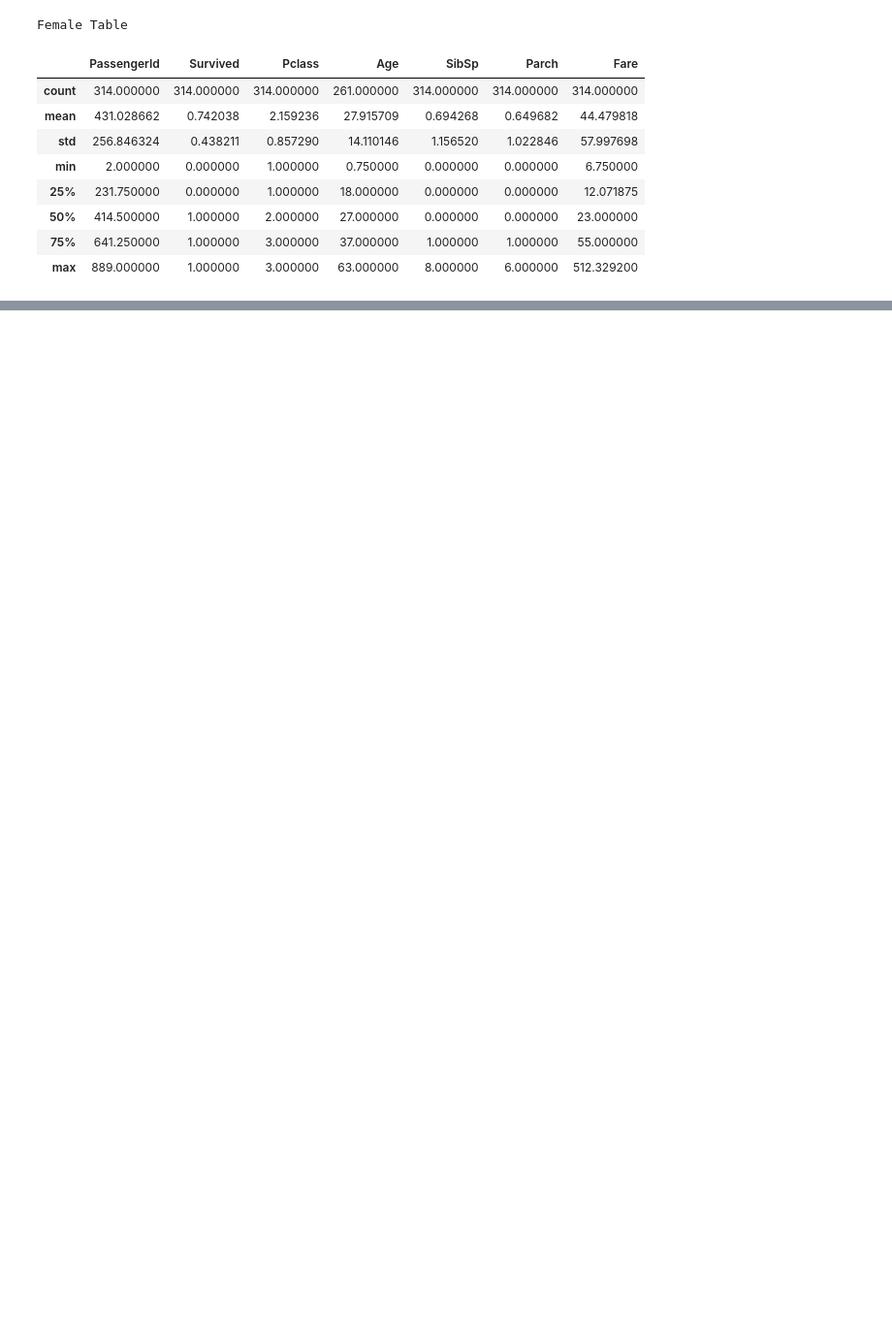
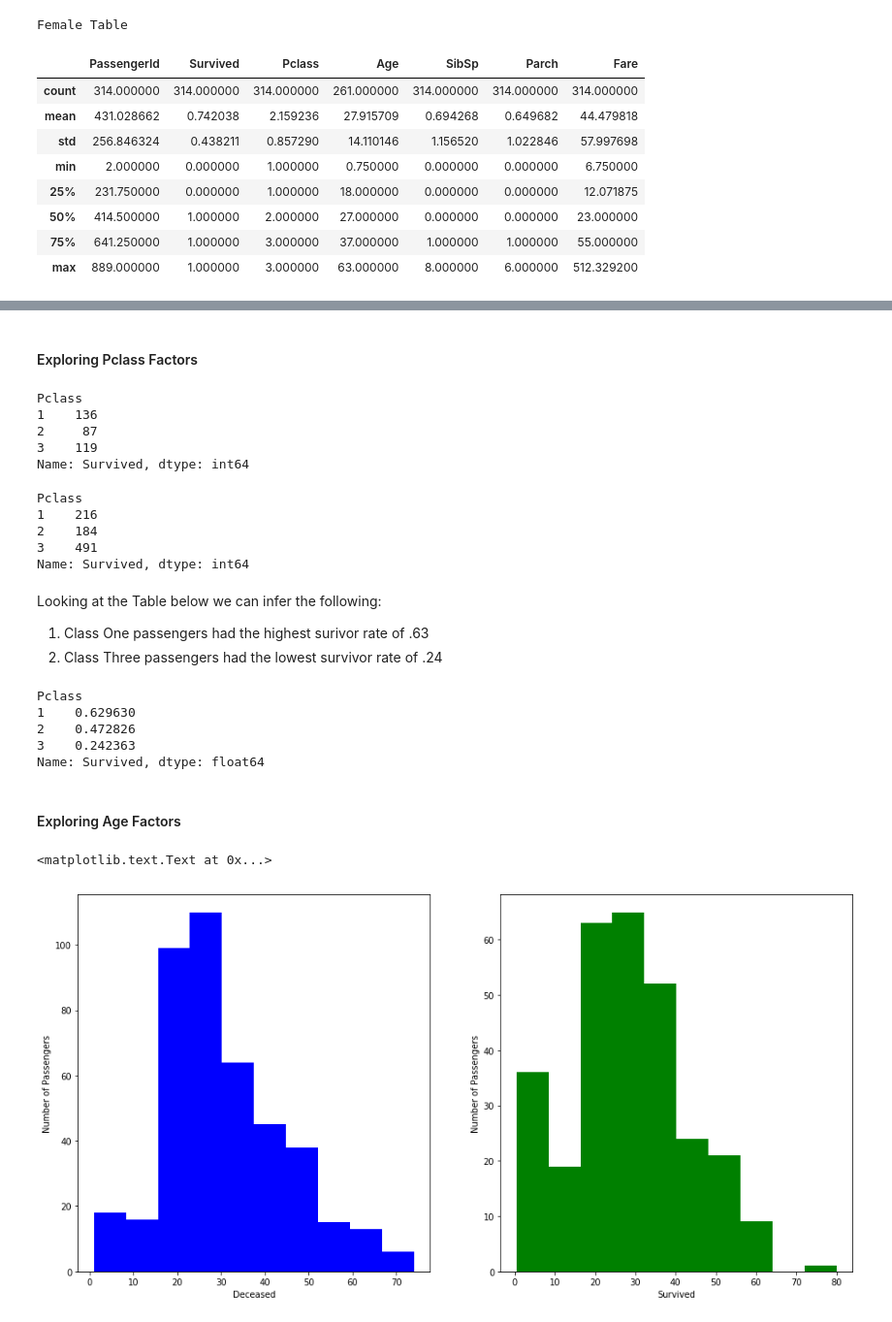
Before and after one commit to AdkinsWx/Udacity_Titanic, a Jupyter notebook: Titanic_Analysis.ipynb, the cells around one changed output, grey strips where cells are left out. Shown at 97% size. Cells and saved outputs as stored; diff of their text form; code cells hidden in the pictures; blank space fills up the shorter version.

```diff
--- a/Titanic_Analysis.ipynb
+++ b/Titanic_Analysis.ipynb
@@ -219,0 +262,56 @@ axs[1].set_ylabel('Number of Female Passengers')
+# %% [markdown]
+#### Exploring Pclass Factors
+# %%
+# Below displays the number of survivors in each class
+pclass = survived_df.groupby('Pclass').count()
+display(pclass['Survived'])
+# %% [output]
+Pclass
+1    136
+2     87
+3    119
+Name: Survived, dtype: int64
+# %%
+# Below displays the total number of passengers
+pclass_total = sample_data.groupby('Pclass').count()
+display(pclass_total['Survived'])
+# %% [output]
+Pclass
+1    216
+2    184
+3    491
+Name: Survived, dtype: int64
+# %% [markdown]
+Looking at the Table below we can infer the following:
+1. Class One passengers had the highest surivor rate of .63
+2. Class Three passengers had the lowest survivor rate of .24
+# %%
+# To find the survival rate we will divide the survivors by the total
+# passenger in each respective class
+
+pclass_rate = pclass/pclass_total
+
+display(pclass_rate['Survived'])
+# %% [output]
+Pclass
+1    0.629630
+2    0.472826
+3    0.242363
+Name: Survived, dtype: float64
+# %% [markdown]
+#### Exploring Age Factors
+# %%
+fig, axs = plt.subplots(1, 2, figsize=(16,8))
+
+age_survived = sample_data.groupby('Survived')
+color=['b','g']
+for ind, grp in age_survived:
+    grp['Age'].plot(kind='hist', color=color[ind], ax = axs[ind])
+axs[0].set_xlabel('Deceased')
+axs[0].set_ylabel('Number of Passengers')
+
+axs[1].set_xlabel('Survived')
+axs[1].set_ylabel('Number of Passengers')
+# %% [output]
+<matplotlib.text.Text at 0x...>
+[figure, added]
```
Also changed, not shown: parts of 15 cells of this notebook.
